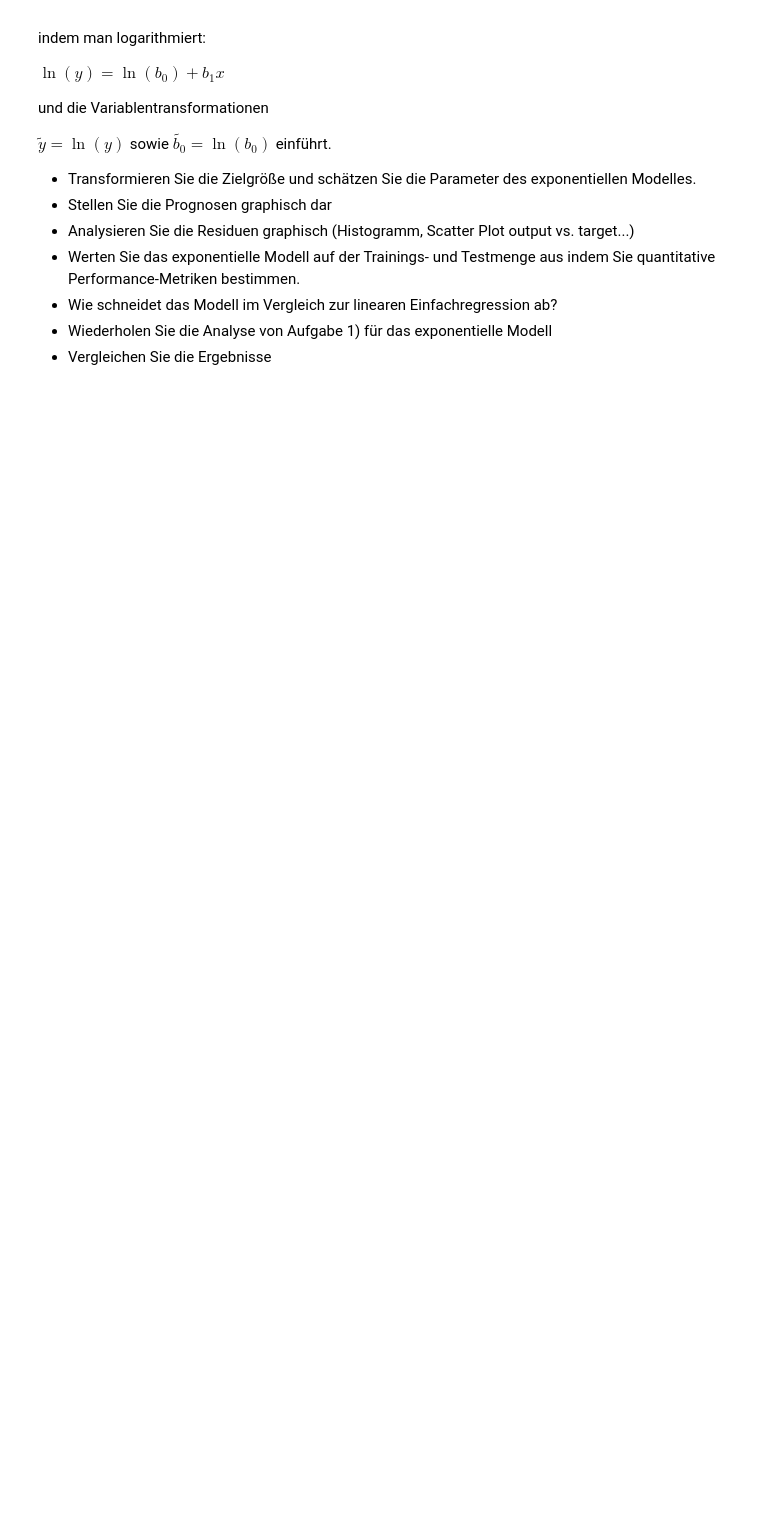
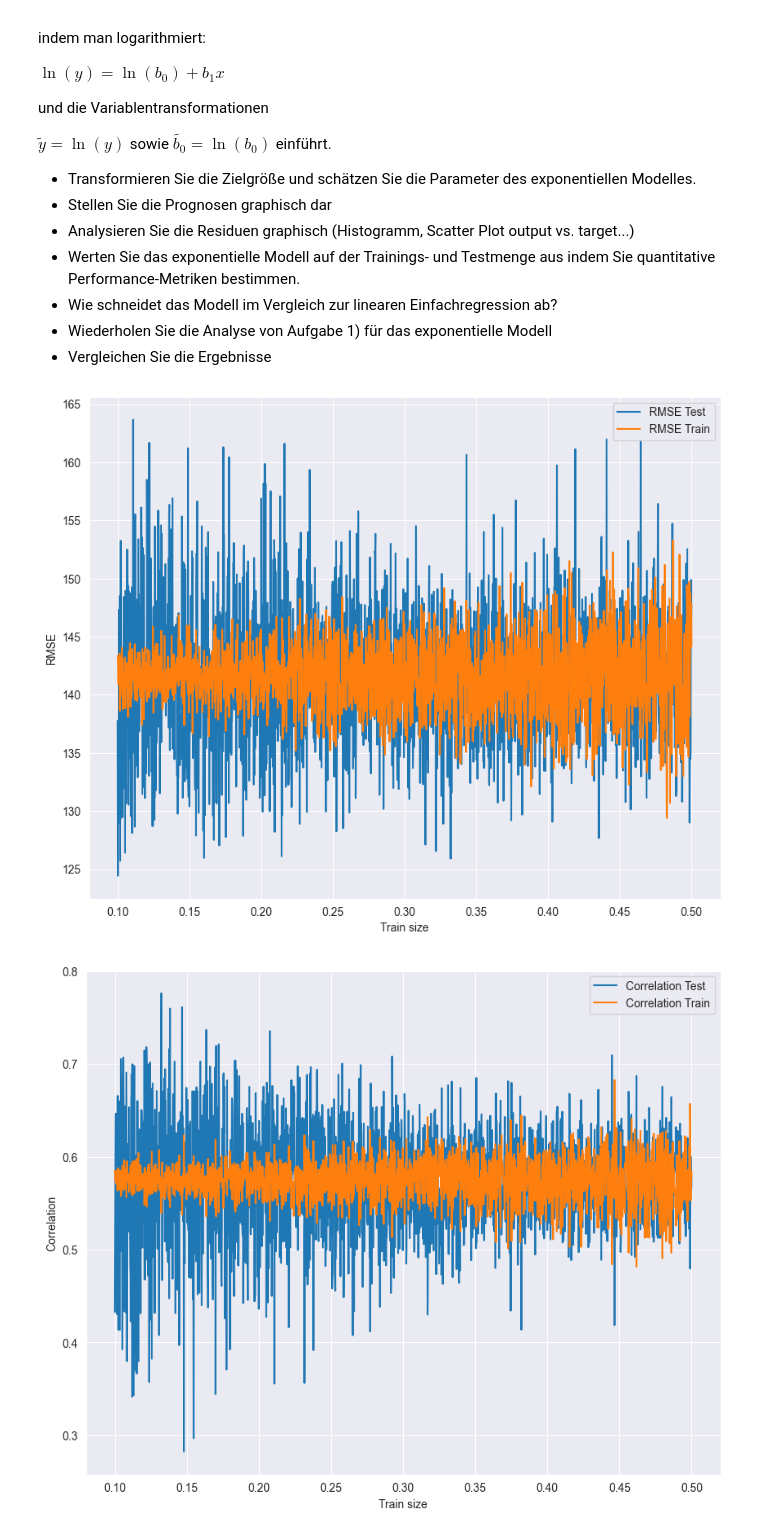
Before and after one commit to Bajtinus/ML-Project, a Jupyter notebook: ELO-files/Python/ML_Lecture1_LinearModels_Part1.ipynb, the cells around one changed output. Cells and saved outputs as stored; diff of their text form; code cells hidden in the pictures; blank space fills up the shorter version.

```diff
--- a/ELO-files/Python/ML_Lecture1_LinearModels_Part1.ipynb
+++ b/ELO-files/Python/ML_Lecture1_LinearModels_Part1.ipynb
@@ -478,3 +483,79 @@ $\tilde{y}=\ln{(y)}$ sowie $\tilde{b_0}=\ln{(b_0)}$ einführt.
 - Wie schneidet das Modell im Vergleich zur linearen Einfachregression ab?
 - Wiederholen Sie die Analyse von Aufgabe 1) für das exponentielle Modell
 - Vergleichen Sie die Ergebnisse
+# %%
+diabetes = load_diabetes()
+data = diabetes.data
+target = diabetes.target
+
+dataframe = pd.DataFrame(data, columns=diabetes.feature_names)
+dataframe["Target"] = target
+
+x = dataframe.drop(columns=["Target"])
+y = dataframe["Target"]
+y_log = np.log(y)
+
+assignments = []
+
+for n in np.linspace(0.1,0.5,2000):
+    assignment = Assignment()
+    assignment.train_size = n
+
+    x_train, x_test, y_train, y_test = train_test_split(x, y_log, test_size=n)
+    x_train_bmi = sm.add_constant(x_train["bmi"])
+    x_test_bmi = sm.add_constant(x_test["bmi"])
+
+    model_lin_reg = sm.OLS(y_train, x_train_bmi)
+    results_lin_reg = model_lin_reg.fit()
+
+    y_hat_lin_reg_train_log = results_lin_reg.predict(x_train_bmi)
+    y_hat_lin_reg_test_log = results_lin_reg.predict(x_test_bmi)
+
+    y_hat_lin_reg_train = np.exp(y_hat_lin_reg_train_log)
+    y_hat_lin_reg_test = np.exp(y_hat_lin_reg_test_log)
+
+    assignment.rmse_train = sqrt(mean_squared_error(y_train, y_hat_lin_reg_train))
+    assignment.rmse_test = sqrt(mean_squared_error(y_test, y_hat_lin_reg_test))
+
+    assignment.correlation_train = np.corrcoef(y_hat_lin_reg_train, np.exp(y_train))[0, 1]
+    assignment.correlation_test = np.corrcoef(y_hat_lin_reg_test, np.exp(y_test))[0, 1]
+
+    assignment.bias_train = np.mean(y_hat_lin_reg_train) - np.mean(np.exp(y_train))
+    assignment.bias_test = np.mean(y_hat_lin_reg_test) - np.mean(np.exp(y_test))
+
+    assignments.append(assignment)
+
+train_sizes = [assignment.train_size for assignment in assignments]
+
+rmses_test = [assignment.rmse_test for assignment in assignments]
+rmses_train = [assignment.rmse_train for assignment in assignments]
+rmse_fig = plt.figure(figsize=(10, 8))
+plt.plot(train_sizes, rmses_test, label="RMSE Test")
+plt.plot(train_sizes, rmses_train, label="RMSE Train")
+plt.xlabel("Train size")
+plt.ylabel("RMSE")
+plt.legend()
+plt.show()
+
+correlations_test = [assignment.correlation_test for assignment in assignments]
+correlations_train = [assignment.correlation_train for assignment in assignments]
+correlation_fig = plt.figure(figsize=(10, 8))
+plt.plot(train_sizes, correlations_test, label="Correlation Test")
+plt.plot(train_sizes, correlations_train, label="Correlation Train")
+plt.xlabel("Train size")
+plt.ylabel("Correlation")
+plt.legend()
+plt.show()
+
+biases_test = [assignment.bias_test for assignment in assignments]
+biases_train = [assignment.bias_train for assignment in assignments]
+bias_fig = plt.figure(figsize=(10, 8))
+plt.plot(train_sizes, biases_test, label="Bias Test")
+plt.plot(train_sizes, biases_train, label="Bias Train")
+plt.xlabel("Train size")
+plt.ylabel("Bias")
+plt.legend()
+plt.show()
+# %% [output]
+[figure, added]
+[figure, added]
```
Also changed, not shown: parts of 5 cells of this notebook.
